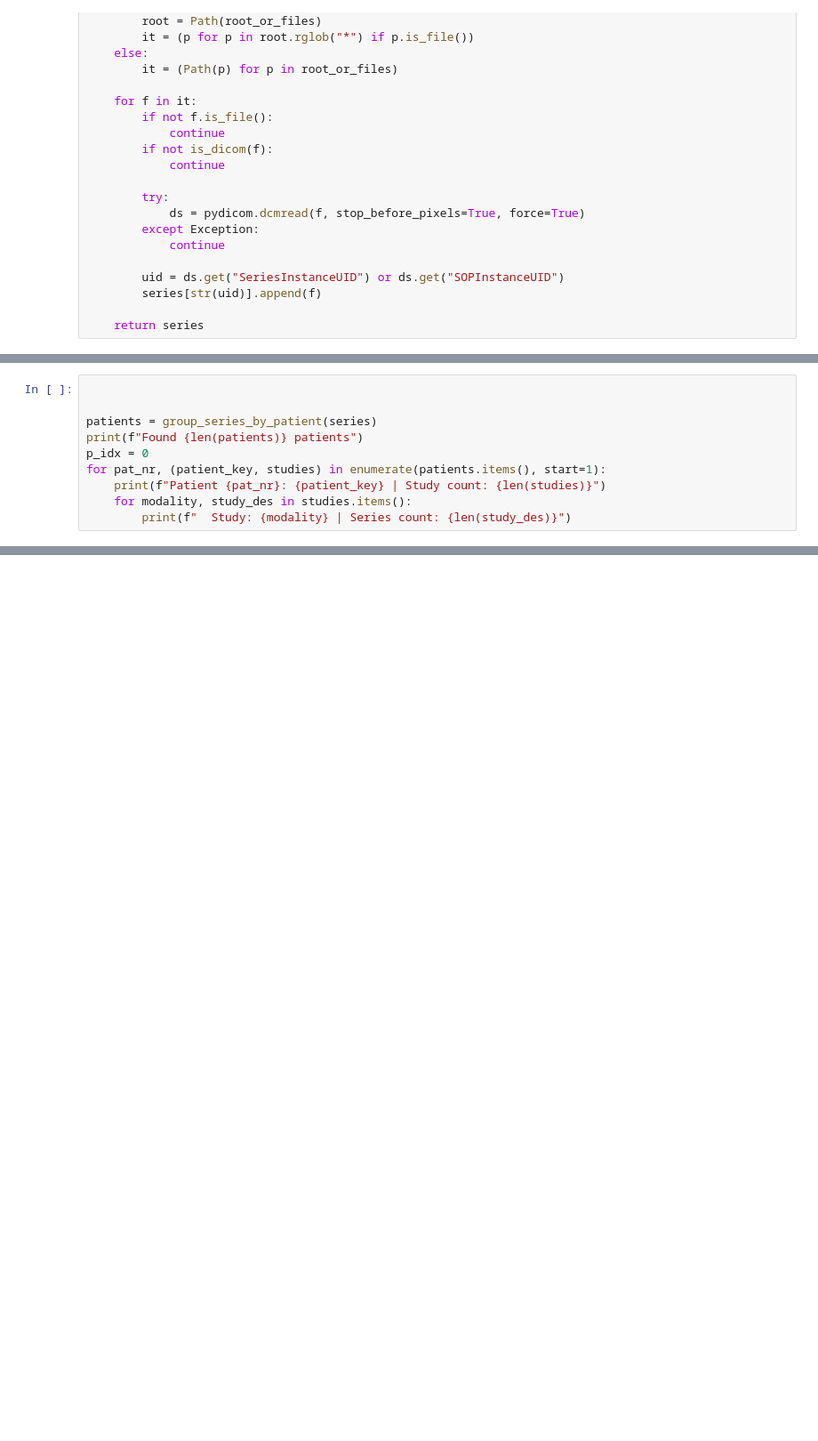
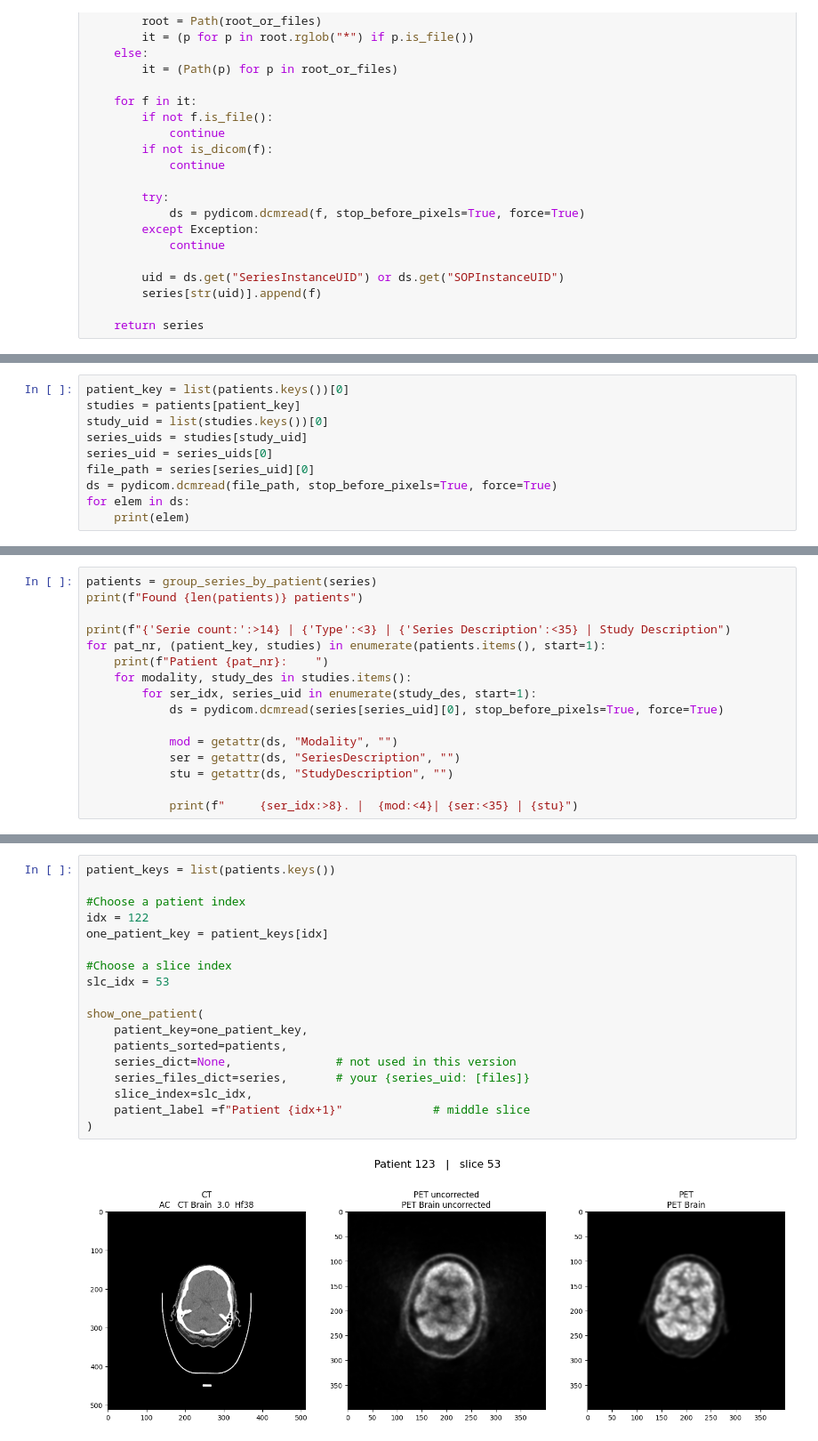
Before and after one commit to marktrix99/Understanding_DICOM, a Jupyter notebook: understanding_dicom_marko.ipynb, the cells around one changed output, grey strips where cells are left out. Shown at 89% size. Drawn from its saved outputs; the diff is of its cells as text; blank space fills up the shorter version.

```diff
--- a/understanding_dicom_marko.ipynb
+++ b/understanding_dicom_marko.ipynb
@@ -129,0 +131,10 @@ ValueError: not enough values to unpack (expected 3, got 2)
+# %%
+patient_key = list(patients.keys())[0]
+studies = patients[patient_key]
+study_uid = list(studies.keys())[0]
+series_uids = studies[study_uid]
+series_uid = series_uids[0]
+file_path = series[series_uid][0]
+ds = pydicom.dcmread(file_path, stop_before_pixels=True, force=True)
+for elem in ds:
+    print(elem)
@@ -130,10 +161,16 @@ ValueError: not enough values to unpack (expected 3, got 2)
 # %%
-
-
 patients = group_series_by_patient(series)
 print(f"Found {len(patients)} patients")
-p_idx = 0
+
+print(f"{'Serie count:':>14} | {'Type':<3} | {'Series Description':<35} | Study Description")
 for pat_nr, (patient_key, studies) in enumerate(patients.items(), start=1):
-    print(f"Patient {pat_nr}: {patient_key} | Study count: {len(studies)}")
+    print(f"Patient {pat_nr}:    ")
     for modality, study_des in studies.items():
-        print(f"  Study: {modality} | Series count: {len(study_des)}")
+        for ser_idx, series_uid in enumerate(study_des, start=1):
+            ds = pydicom.dcmread(series[series_uid][0], stop_before_pixels=True, force=True)
+
+            mod = getattr(ds, "Modality", "")
+            ser = getattr(ds, "SeriesDescription", "")
+            stu = getattr(ds, "StudyDescription", "")
+
+            print(f"     {ser_idx:>8}. |  {mod:<4}| {ser:<35} | {stu}")
@@ -269,0 +325,20 @@ for ds, hu in zip(slices, hu_slices):
+# %%
+patient_keys = list(patients.keys())
+
+#Choose a patient index
+idx = 122
+one_patient_key = patient_keys[idx]
+
+#Choose a slice index
+slc_idx = 53
+
+show_one_patient(
+    patient_key=one_patient_key,
+    patients_sorted=patients,
+    series_dict=None,               # not used in this version
+    series_files_dict=series,       # your {series_uid: [files]}
+    slice_index=slc_idx,
+    patient_label =f"Patient {idx+1}"             # middle slice
+)
+# %% [output]
+[figure, added]
```
Also changed, not shown: parts of 19 cells of this notebook.
